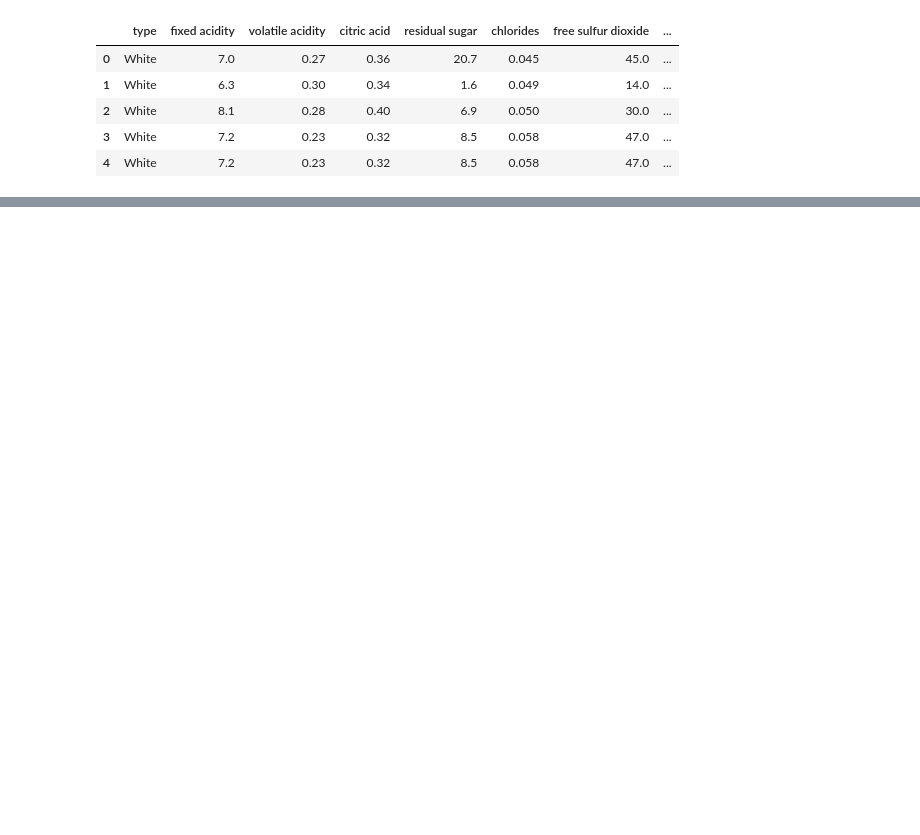
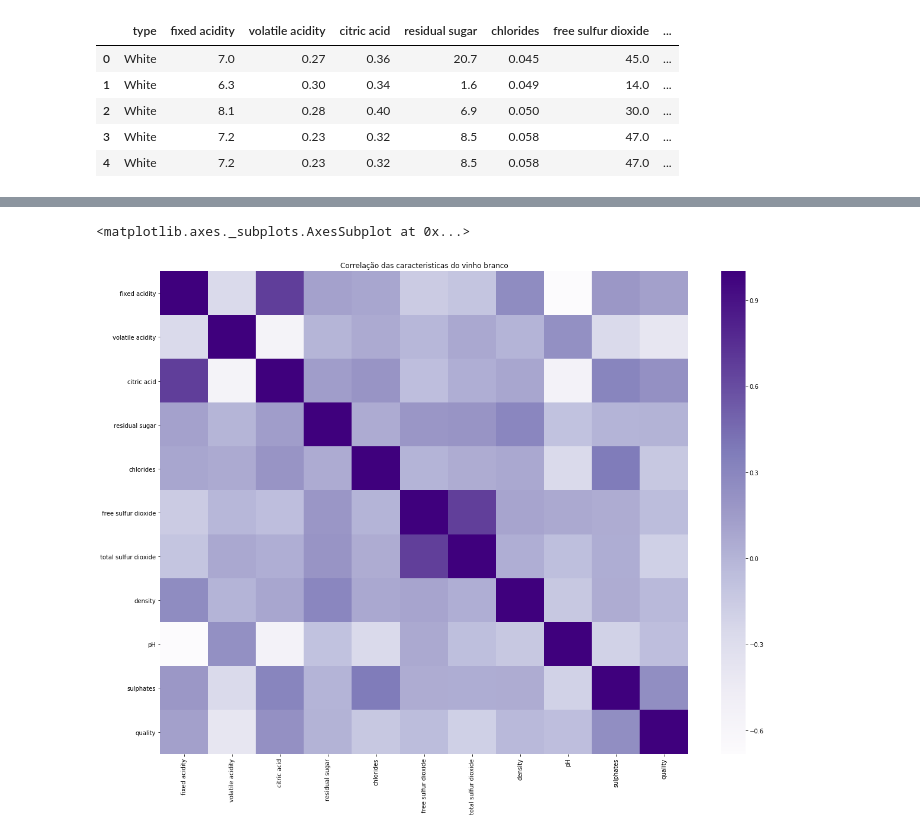
Before and after one commit to wendeljardel/teste-cognitivo-ai, a Jupyter notebook: Teste Cognitivo.AI.ipynb, the cells around one changed output, grey strips where cells are left out. Cells and saved outputs as stored; diff of their text form; code cells hidden in the pictures; blank space fills up the shorter version.

```diff
--- a/Teste Cognitivo.AI.ipynb
+++ b/Teste Cognitivo.AI.ipynb
@@ -136,0 +89,13 @@ coeffecients
+# %%
+#Vinho Branco
+plt.subplots(figsize=(20,15))
+ax = plt.axes()
+ax.set_title("Correlação das caracteristicas do vinho branco")
+corr = df_red.corr()
+sns.heatmap(corr,
+            xticklabels=corr.columns.values,
+            yticklabels=corr.columns.values,
+           cmap="Purples")
+# %% [output]
+<matplotlib.axes._subplots.AxesSubplot at 0x...>
+[figure, added]
```
Also changed, not shown: parts of 57 cells of this notebook.
